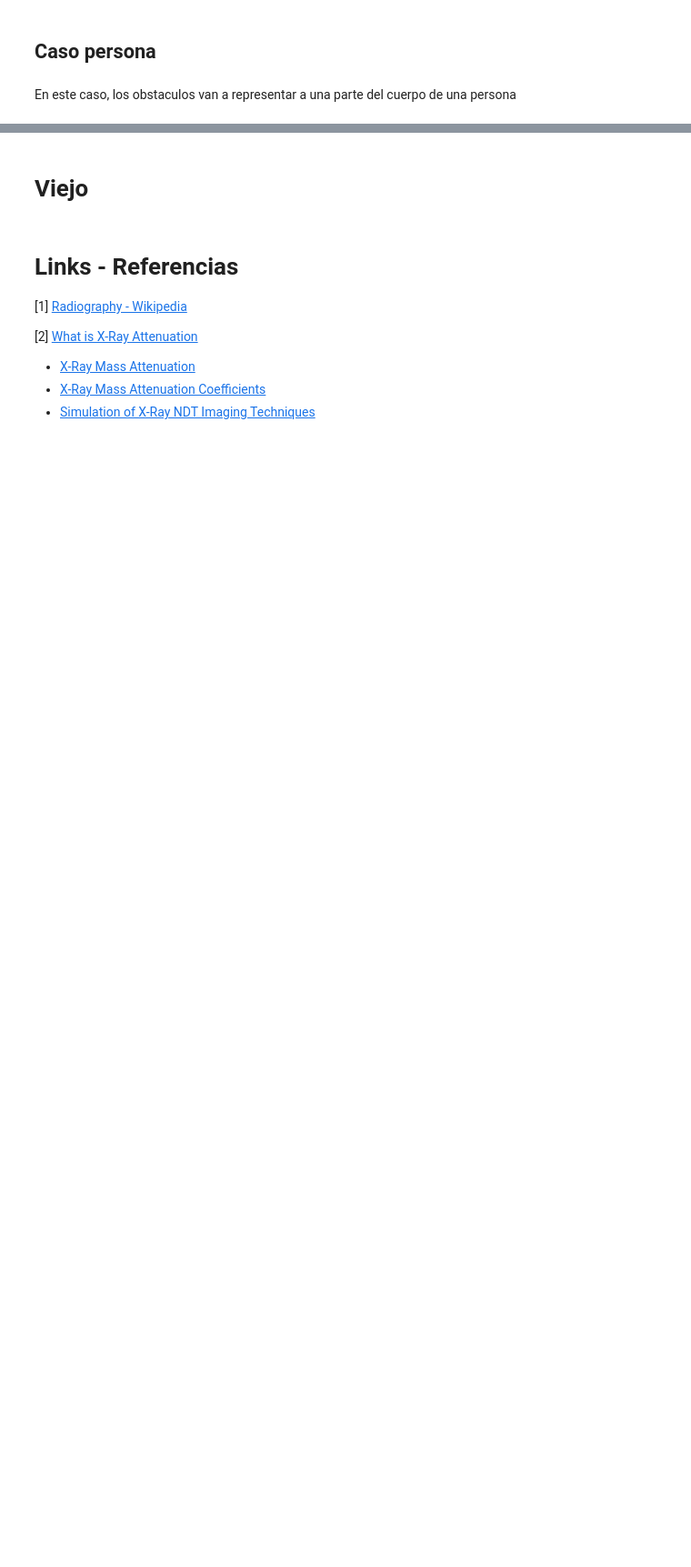
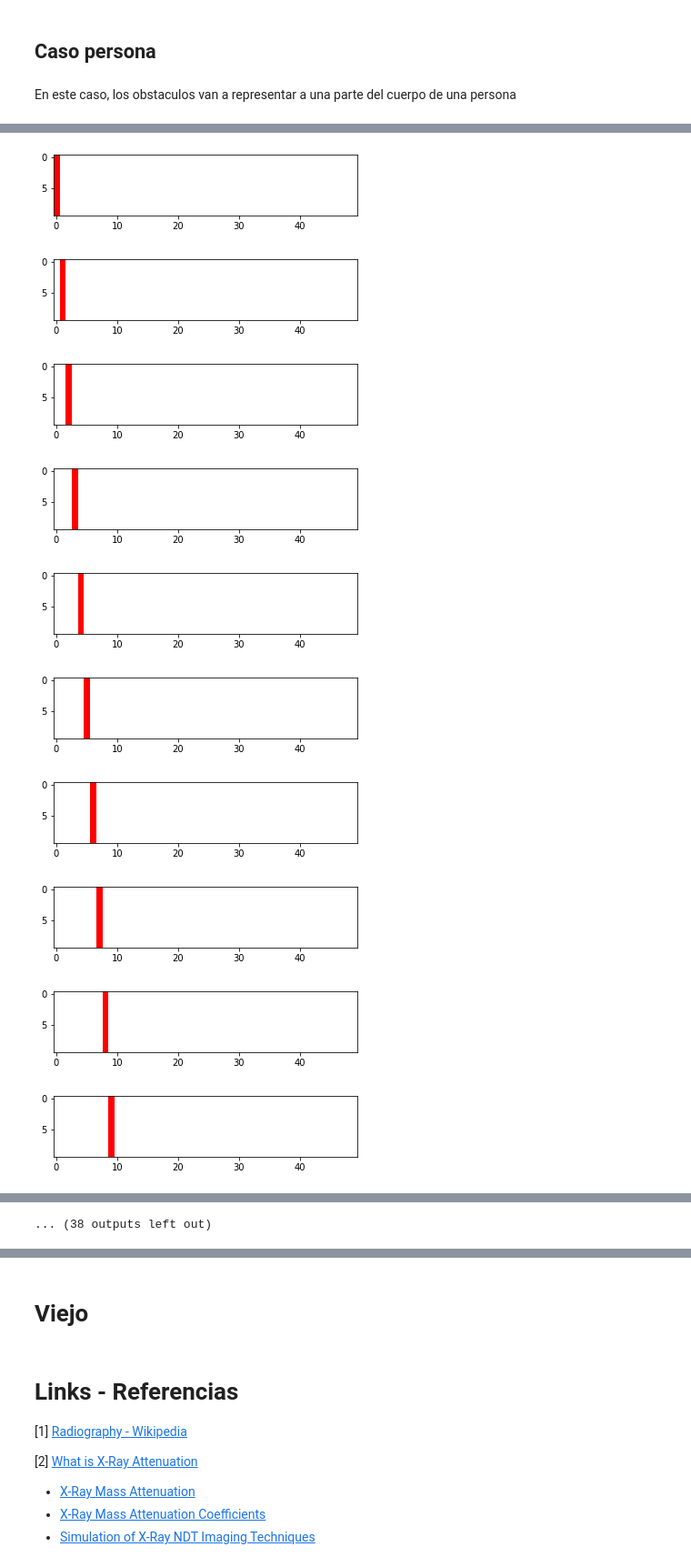
Before and after one commit to giselabelen/SED2021, a Jupyter notebook: TP2/TP2_ModeloConceptual.ipynb, the cells around one changed output, grey strips where cells are left out. Shown: that part at 91% size. Saved outputs shown, nothing was run; the diff lists cells and outputs as text; code cells hidden in the pictures; blank space fills up the shorter version.

Commit message:
Mas casos

```diff
--- a/TP2/TP2_ModeloConceptual.ipynb
+++ b/TP2/TP2_ModeloConceptual.ipynb
@@ -316,7 +310,7 @@ def parse_logs():
 
     return parsed_logs, tiempos
 
-def draw_each_state(parsed_logs, tiempos, estado_inicial):
+def draw_each_state(parsed_logs, tiempos, estado_inicial, output_filename):
     def transformar_a_coordenadas(s):
         return s.split('(')[1][:-1]
 
@@ -328,10 +322,7 @@ def draw_each_state(parsed_logs, tiempos, estado_inicial):
     plt.imshow(estado, cmap=cmap, interpolation='nearest')
     plt.savefig('inicial.png')
     plt.close()
-   # plt.show()
 
-    # frames = []
-    # fig = plt.figure()
     # para cada tiempo en el que hubo cambios en las celdas, levanto los dataframes asociados a esos cambios
     filenames = ['inicial.png']
     for t in tiempos:
@@ -344,7 +335,6 @@ def draw_each_state(parsed_logs, tiempos, estado_inicial):
 
         # dibujamos el estado luego de los cambios efectuados
         cmap = colors.ListedColormap(['white','red'])
-        # frames.append((plt.imshow(estado, cmap=cmap, interpolation='nearest'),))
         plt.imshow(estado, cmap=cmap, interpolation='nearest')
 
         # create file name and append it to a list
@@ -354,11 +344,9 @@ def draw_each_state(parsed_logs, tiempos, estado_inicial):
         # save frame
         plt.savefig(filename)
         plt.close()
-      #  plt.show()
-        # ani = anim.ArtistAnimation(fig, frames, blit=True, interval=200, repeat=True, repeat_delay=1000)
 
     # build gif
-    with imageio.get_writer('rayos10x10.gif', mode='I') as writer:
+    with imageio.get_writer(output_filename, mode='I') as writer:
         for filename in filenames:
             image = imageio.imread(filename)
             writer.append_data(image)
@@ -366,9 +354,4 @@ def draw_each_state(parsed_logs, tiempos, estado_inicial):
     # Remove files
     for filename in set(filenames):
         os.remove(filename)
-
-
-    # HTML(ani.to_html5_video())
-    # plt.show(block=True)
-    # ani.save("derp.mp4")
 # %% [markdown]
@@ -509,3 +480,20 @@ draw_each_state(parsed_logs, tiempos, valoresmapainicial)
 ## Caso persona
 # %% [markdown]
 En este caso, los obstaculos van a representar a una parte del cuerpo de una persona
+# %%
+obstaculos = {0: { 35: tabla_coefs["SOFT_TISSUE"], 36: tabla_coefs["SKELETAL"], 37: tabla_coefs["SOFT_TISSUE"], 38: tabla_coefs["SOFT_TISSUE"], 39: tabla_coefs["SOFT_TISSUE"], 40: tabla_coefs["SOFT_TISSUE"], 41: tabla_coefs["SKELETAL"]},
+              1: { 36: tabla_coefs["SOFT_TISSUE"], 37: tabla_coefs["SKELETAL"], 38: tabla_coefs["SOFT_TISSUE"], 39: tabla_coefs["LUNG_TISSUE"], 40: tabla_coefs["LUNG_TISSUE"], 41: tabla_coefs["SOFT_TISSUE"], 42: tabla_coefs["SKELETAL"]},
+              2: { 36: tabla_coefs["SOFT_TISSUE"], 37: tabla_coefs["SKELETAL"], 38: tabla_coefs["SOFT_TISSUE"], 39: tabla_coefs["LUNG_TISSUE"], 40: tabla_coefs["LUNG_TISSUE"], 41: tabla_coefs["SOFT_TISSUE"], 42: tabla_coefs["SKELETAL"]},
+              3: { 36: tabla_coefs["SOFT_TISSUE"], 37: tabla_coefs["SKELETAL"], 38: tabla_coefs["SOFT_TISSUE"], 39: tabla_coefs["LUNG_TISSUE"], 40: tabla_coefs["LUNG_TISSUE"], 41: tabla_coefs["SOFT_TISSUE"], 42: tabla_coefs["SKELETAL"]},
+              4: { 36: tabla_coefs["SOFT_TISSUE"], 37: tabla_coefs["SKELETAL"], 38: tabla_coefs["SOFT_TISSUE"], 39: tabla_coefs["LUNG_TISSUE"], 40: tabla_coefs["LUNG_TISSUE"], 41: tabla_coefs["SOFT_TISSUE"], 42: tabla_coefs["SKELETAL"]},
+              5: { 36: tabla_coefs["SOFT_TISSUE"], 37: tabla_coefs["SKELETAL"], 38: tabla_coefs["SOFT_TISSUE"], 39: tabla_coefs["LUNG_TISSUE"], 40: tabla_coefs["LUNG_TISSUE"], 41: tabla_coefs["SOFT_TISSUE"], 42: tabla_coefs["SKELETAL"]},
+              6: { 36: tabla_coefs["SOFT_TISSUE"], 37: tabla_coefs["SKELETAL"], 38: tabla_coefs["SOFT_TISSUE"], 39: tabla_coefs["LUNG_TISSUE"], 40: tabla_coefs["LUNG_TISSUE"], 41: tabla_coefs["SOFT_TISSUE"], 42: tabla_coefs["SKELETAL"]},
+              7: { 36: tabla_coefs["SOFT_TISSUE"], 37: tabla_coefs["SKELETAL"], 38: tabla_coefs["SOFT_TISSUE"], 39: tabla_coefs["LUNG_TISSUE"], 40: tabla_coefs["LUNG_TISSUE"], 41: tabla_coefs["SOFT_TISSUE"], 42: tabla_coefs["SKELETAL"]},
+              8: { 36: tabla_coefs["SOFT_TISSUE"], 37: tabla_coefs["SKELETAL"], 38: tabla_coefs["SOFT_TISSUE"], 39: tabla_coefs["LUNG_TISSUE"], 40: tabla_coefs["LUNG_TISSUE"], 41: tabla_coefs["SOFT_TISSUE"], 42: tabla_coefs["SKELETAL"]},
+              9: { 35: tabla_coefs["SOFT_TISSUE"], 36: tabla_coefs["SKELETAL"], 37: tabla_coefs["SOFT_TISSUE"], 38: tabla_coefs["SOFT_TISSUE"], 39: tabla_coefs["SOFT_TISSUE"], 40: tabla_coefs["SOFT_TISSUE"], 41: tabla_coefs["SKELETAL"]},
+             }
+
+
+valoresmapainicial = generar_estado_inicial(10, 50, "estado_persona_10_50", obstaculos, coef_default=COEF_AIRE)
+CASO_PERSONA_10_50 = "rayos_persona_10_50"
+generar_ma(10, 50, CASO_PERSONA_10_50, "estado_persona_10_50")
@@ -511,0 +532,14 @@ En este caso, los obstaculos van a representar a una parte del cuerpo de una per
+# %%
+parsed_logs, tiempos = parse_logs()
+draw_each_state(parsed_logs, tiempos, valoresmapainicial, "persona10x50.gif")
+# %% [output]
+[figure, added]
+[figure, added]
+[figure, added]
+[figure, added]
+[figure, added]
+[figure, added]
+[figure, added]
+[figure, added]
+[figure, added]
+[figure, added]
@@ -511,0 +548 @@ En este caso, los obstaculos van a representar a una parte del cuerpo de una per
+... (38 outputs left out)
```
Also changed, not shown: parts of 33 cells of this notebook.
